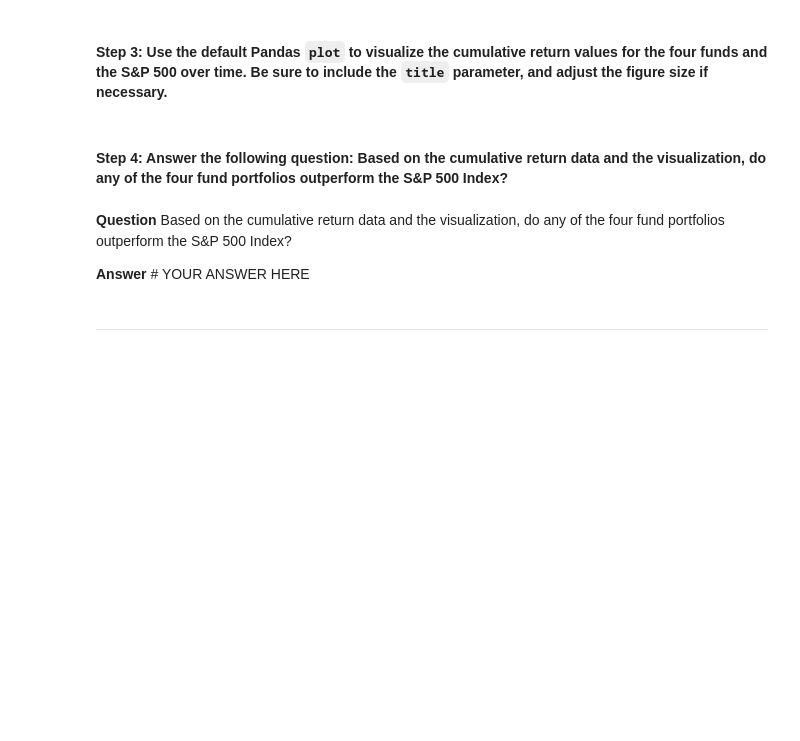
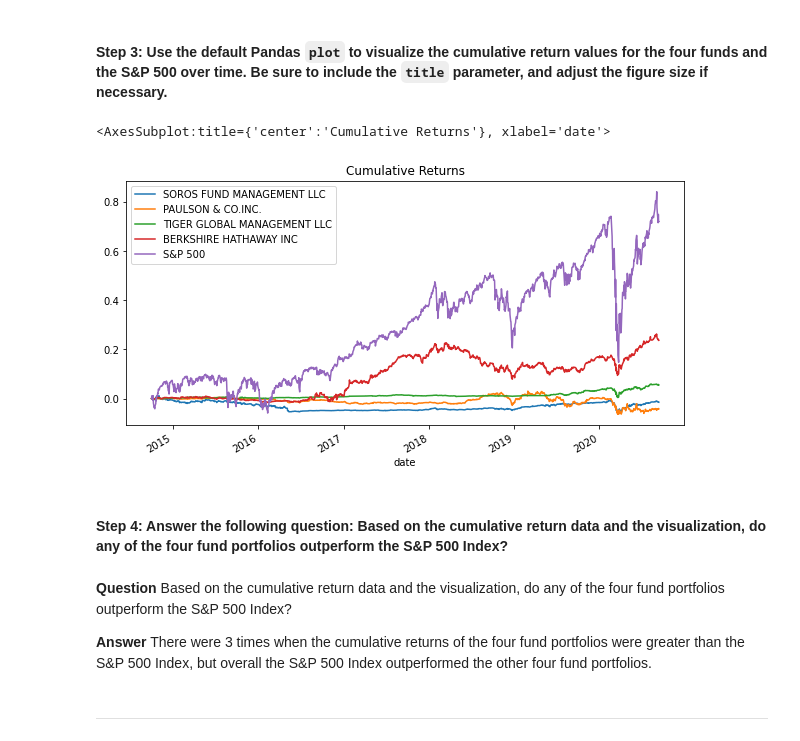
Before and after one commit to abcarmin/Module-4-Challenge, a Jupyter notebook: risk_return_analysis.ipynb, the cells around one changed output. Cells and saved outputs as stored; diff of their text form; code cells hidden in the pictures; blank space fills up the shorter version.

```diff
--- a/risk_return_analysis.ipynb
+++ b/risk_return_analysis.ipynb
@@ -157,4 +160,5 @@ Analyze the data to determine if any of the portfolios outperform the broader st
 # %%
 # Calculate and plot the cumulative returns of the 4 fund portfolios and the S&P 500
 # Review the last 5 rows of the cumulative returns DataFrame
-# YOUR CODE HERE
+cumulative_returns = (1+ daily_returns).cumprod()-1
+cumulative_returns.tail()
@@ -163,13 +175,16 @@ Analyze the data to determine if any of the portfolios outperform the broader st
 # %%
 # Visualize the cumulative returns using the Pandas plot function
 # Include a title parameter and adjust the figure size
-# YOUR CODE HERE
+cumulative_returns.plot(title = 'Cumulative Returns', figsize=(10,5))
+# %% [output]
+<AxesSubplot:title={'center':'Cumulative Returns'}, xlabel='date'>
+[figure, added]
 # %% [markdown]
 #### Step 4: Answer the following question: Based on the cumulative return data and the visualization, do any of the four fund portfolios outperform the S&P 500 Index?
 # %% [markdown]
 **Question** Based on the cumulative return data and the visualization, do any of the four fund portfolios outperform the S&P 500 Index?
 
-**Answer** # YOUR ANSWER HERE
+**Answer** There were 3 times when the cumulative returns of the four fund portfolios were greater than the S&P 500 Index, but overall the S&P 500 Index outperformed the other four fund portfolios.
 # %% [markdown]
 ---
 # %% [markdown]
```
Also changed, not shown: parts of 5 cells of this notebook.
